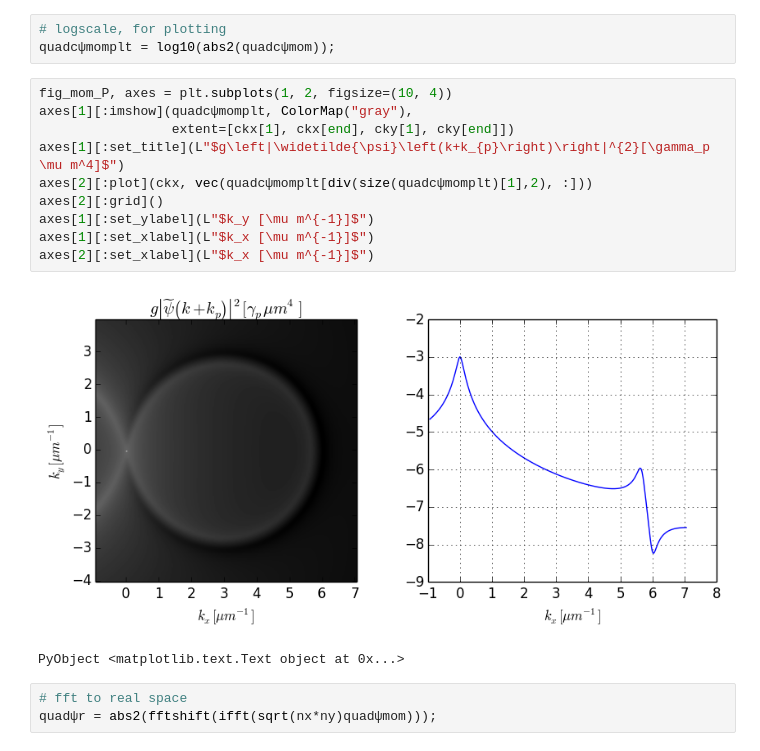
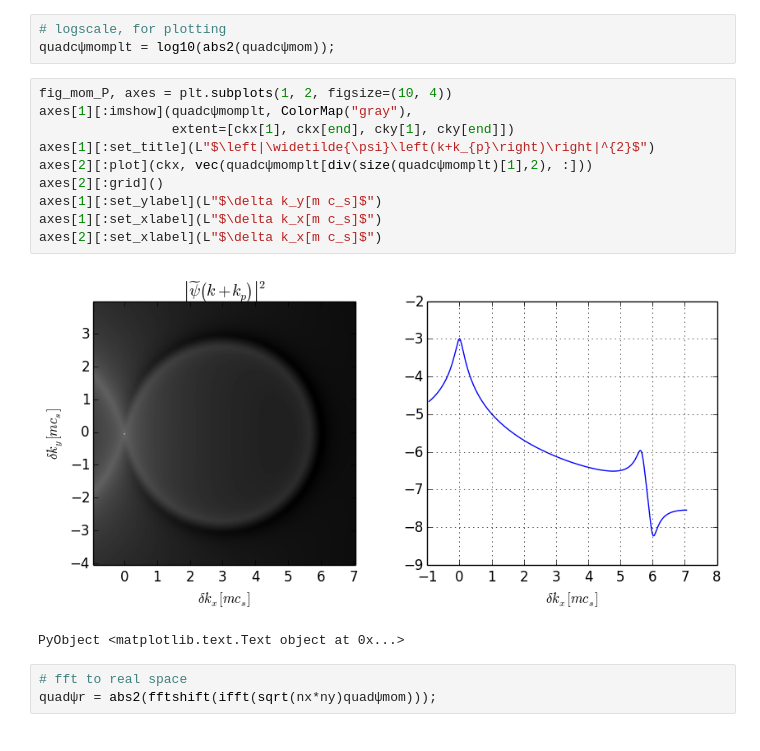
Before and after one commit to berceanu/notebooks, a Jupyter notebook: julia/1pump-quad.ipynb, the cells around one changed output. Saved outputs shown, nothing was run; the diff lists cells and outputs as text.

```diff
--- a/julia/1pump-quad.ipynb
+++ b/julia/1pump-quad.ipynb
@@ -60,15 +60,15 @@ quadcψmomplt = log10(abs2(quadcψmom));
 # %%
 fig_mom_P, axes = plt.subplots(1, 2, figsize=(10, 4))
 axes[1][:imshow](quadcψmomplt, ColorMap("gray"),
                  extent=[ckx[1], ckx[end], cky[1], cky[end]])
-axes[1][:set_title](L"$g\left|\widetilde{\psi}\left(k+k_{p}\right)\right|^{2}[\gamma_p \mu m^4]$")
+axes[1][:set_title](L"$\left|\widetilde{\psi}\left(k+k_{p}\right)\right|^{2}$")
 axes[2][:plot](ckx, vec(quadcψmomplt[div(size(quadcψmomplt)[1],2), :]))
 axes[2][:grid]()
-axes[1][:set_ylabel](L"$k_y [\mu m^{-1}]$")
-axes[1][:set_xlabel](L"$k_x [\mu m^{-1}]$")
-axes[2][:set_xlabel](L"$k_x [\mu m^{-1}]$")
+axes[1][:set_ylabel](L"$\delta k_y[m c_s]$")
+axes[1][:set_xlabel](L"$\delta k_x[m c_s]$")
+axes[2][:set_xlabel](L"$\delta k_x[m c_s]$")
 # %% [output]
-[figure, old version]
+[figure, new version]
 PyObject <matplotlib.text.Text object at 0x...>
 # %%
 # fft to real space
```
Also changed, not shown: parts of 2 cells of this notebook.
